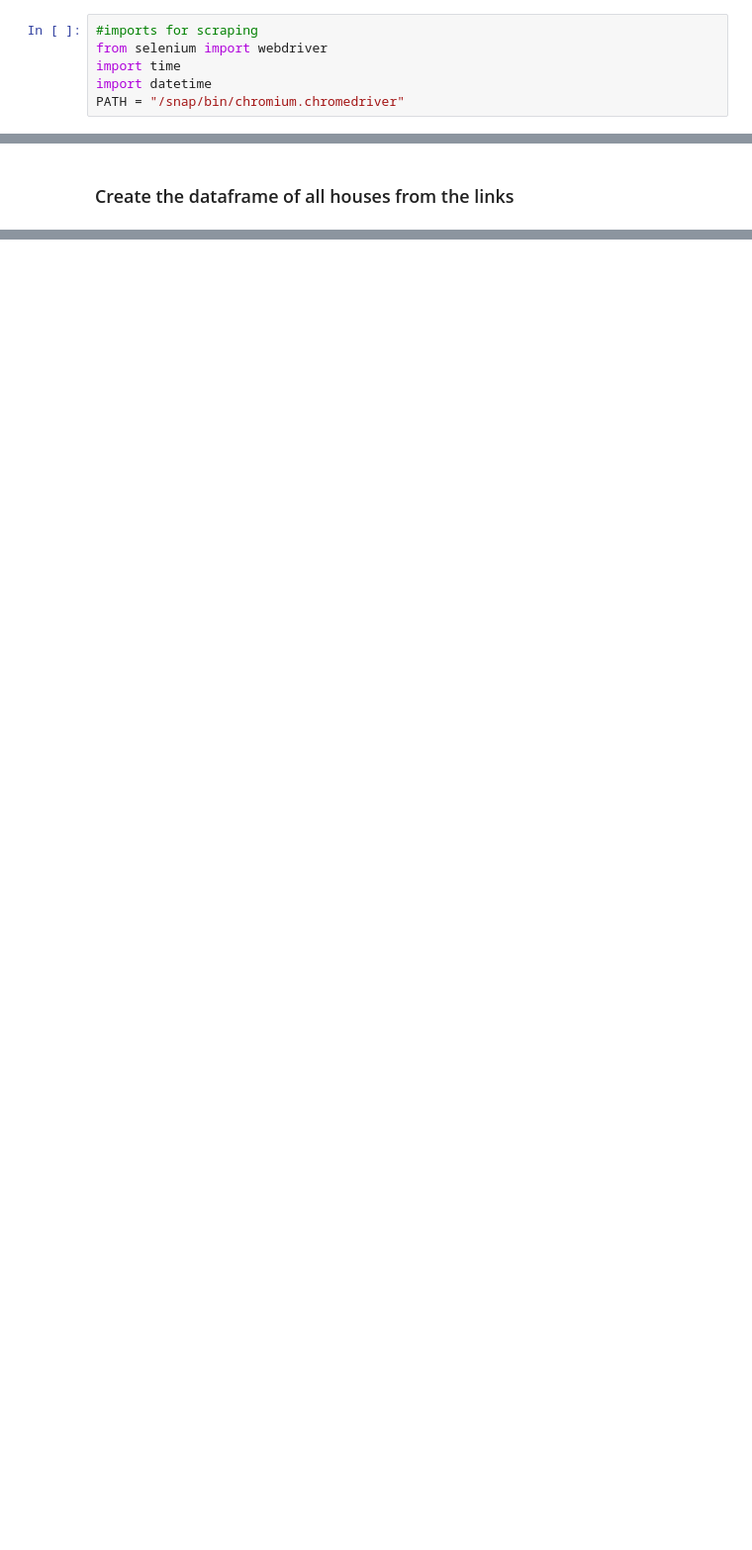
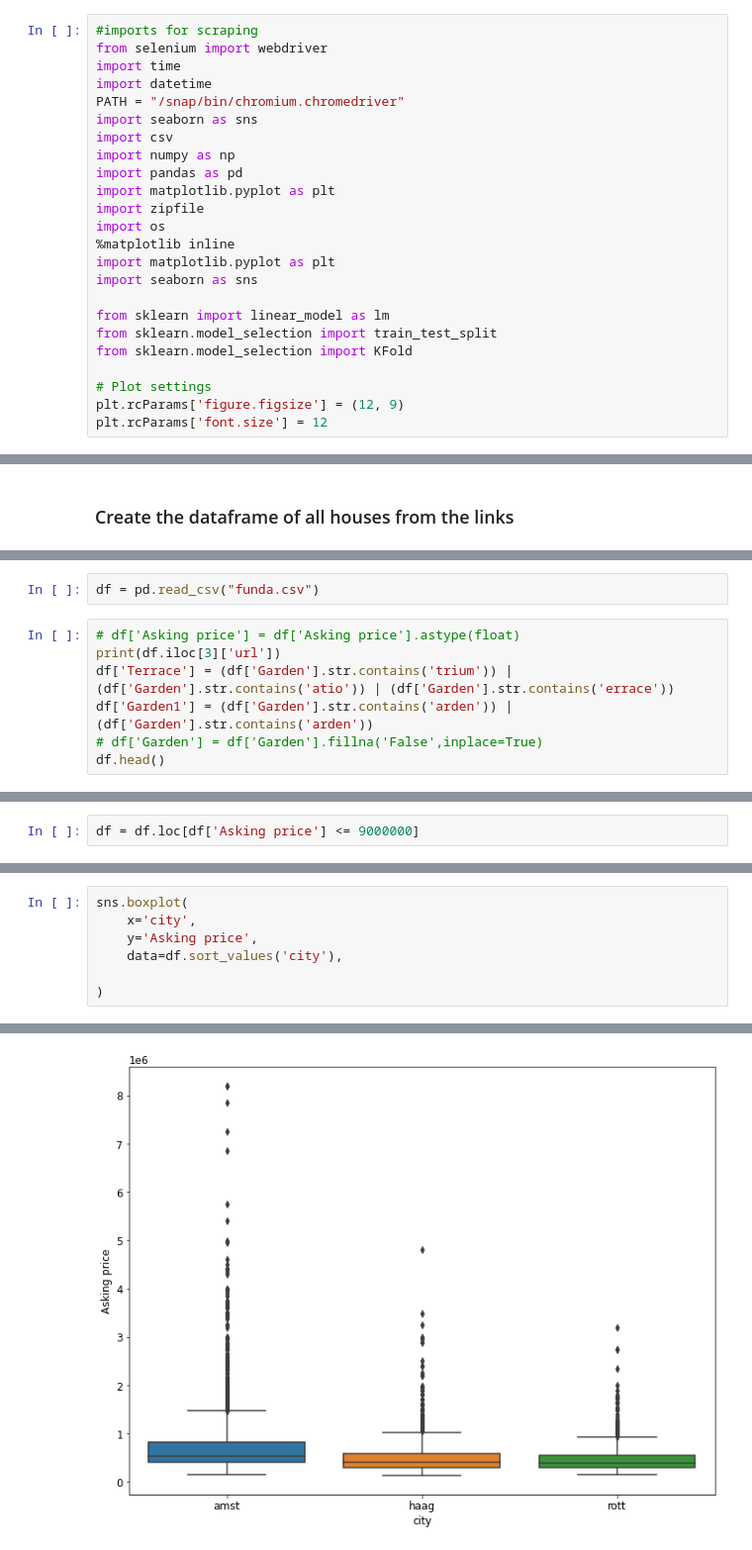
Before and after one commit to RedOrBlueP1ll/datamadness33, a Jupyter notebook: funda_scraper.ipynb, the cells around one changed output, grey strips where cells are left out. Shown: that part at 99% size. Cells and saved outputs as stored; diff of their text form; blank space fills up the shorter version.

```diff
--- a/funda_scraper.ipynb
+++ b/funda_scraper.ipynb
@@ -10,6 +10,24 @@ from selenium import webdriver
 import time
 import datetime
 PATH = "/snap/bin/chromium.chromedriver"
+import seaborn as sns
+import csv
+import numpy as np
+import pandas as pd
+import matplotlib.pyplot as plt
+import zipfile
+import os
+%matplotlib inline
+import matplotlib.pyplot as plt
+import seaborn as sns
+
+from sklearn import linear_model as lm
+from sklearn.model_selection import train_test_split
+from sklearn.model_selection import KFold
+
+# Plot settings
+plt.rcParams['figure.figsize'] = (12, 9)
+plt.rcParams['font.size'] = 12
 # %%
 #this method will scrape all house links from any city search on funda.nl
 #the links will be saved as city_name_date.txt
@@ -316,0 +565,9 @@ with pd.option_context('display.max_rows', 5,
+# %%
+df = pd.read_csv("funda.csv")
+# %%
+# df['Asking price'] = df['Asking price'].astype(float)
+print(df.iloc[3]['url'])
+df['Terrace'] = (df['Garden'].str.contains('trium')) | (df['Garden'].str.contains('atio')) | (df['Garden'].str.contains('errace'))
+df['Garden1'] = (df['Garden'].str.contains('arden')) | (df['Garden'].str.contains('arden'))
+# df['Garden'] = df['Garden'].fillna('False',inplace=True)
+df.head()
@@ -316,0 +588,2 @@ with pd.option_context('display.max_rows', 5,
+# %%
+df = df.loc[df['Asking price'] <= 9000000]
@@ -316,0 +722,8 @@ with pd.option_context('display.max_rows', 5,
+# %%
+sns.boxplot(
+    x='city',
+    y='Asking price',
+    data=df.sort_values('city'),
+
+)
+# %% [output]
@@ -316,0 +731 @@ with pd.option_context('display.max_rows', 5,
+[figure, added]
```
Also changed, not shown: parts of 41 cells of this notebook, 4 other files.
